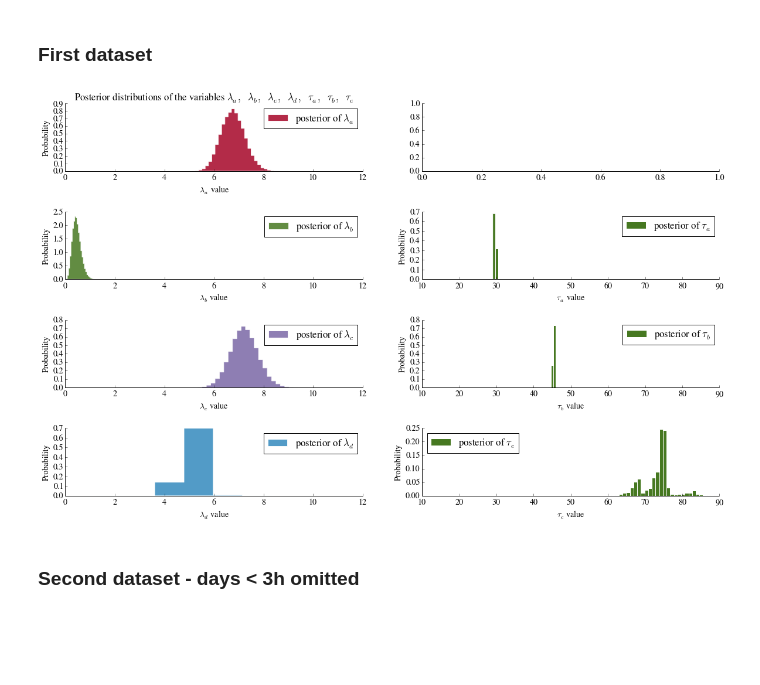
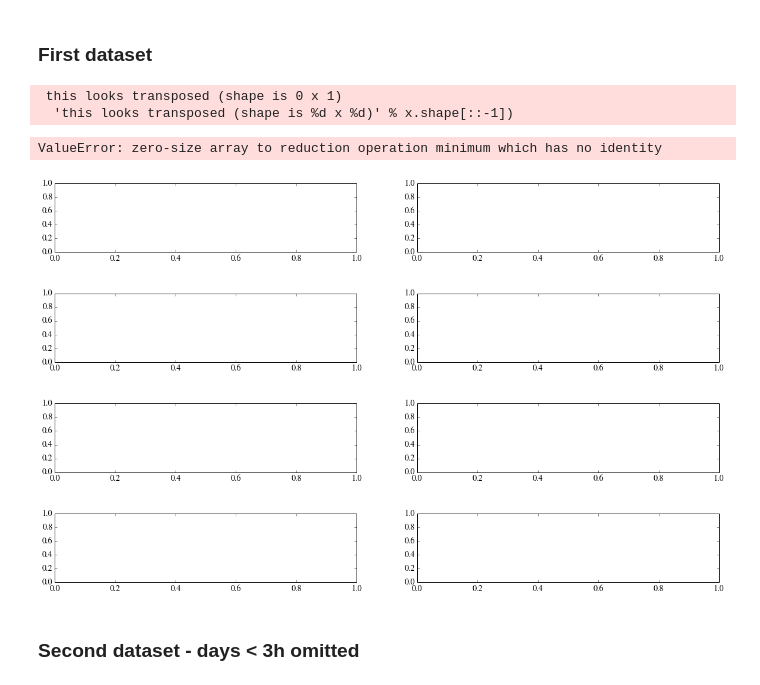
Before and after one commit to crevoisiersabine/DataScience, a Jupyter notebook: Bayesian Course Analysis.ipynb, the cells around one changed output. Cells and saved outputs as stored; diff of their text form; code cells hidden in the pictures; blank space fills up the shorter version.

```diff
--- a/Bayesian Course Analysis.ipynb
+++ b/Bayesian Course Analysis.ipynb
@@ -269,6 +269,8 @@ axes[3][0].legend(loc="upper right")
 axes[3][0].set_xlabel("$\lambda_d$ value")
 axes[3][0].set_ylabel("Probability density")
 axes[3][0].set_xlim(0,12)
+
+axes[1][0].remove()
 
 w = 1.0 / tau_a_samples.shape[0] * np.ones_like(tau_a_samples)
 axes[1][1].hist(tau_a_samples, bins=len(np.unique(tau_a_samples)), alpha=1,
@@ -280,34 +282,37 @@ axes[1][1].legend(loc="upper right")
 axes[1][1].set_xlim(10,90)
 
 w = 1.0 / tau_b_samples.shape[0] * np.ones_like(tau_b_samples)
 axes[2][1].hist(tau_b_samples, bins=len(np.unique(tau_b_samples)), alpha=1,
          label=r"posterior of $\tau_b$",
          color="#467821", weights=w, rwidth=2.)
 axes[2][1].set_xlabel(r"$\tau_b$ value")
 axes[2][1].set_ylabel("Probability")
 axes[2][1].legend(loc="upper right")
 axes[2][1].set_xlim(10,90)
 
 w = 1.0 / tau_c_samples.shape[0] * np.ones_like(tau_c_samples)
 axes[3][1].hist(tau_c_samples, bins=len(np.unique(tau_c_samples)), alpha=1,
          label=r"posterior of $\tau_c$",
          color="#467821", weights=w, rwidth=2.)
 axes[3][1].set_xlabel(r"$\tau_c$ value")
 axes[3][1].set_ylabel("Probability density")
 axes[3][1].legend(loc="upper left")
 axes[3][1].set_xlim(10,90)
 
 remove_border(axes[0][0])
 remove_border(axes[1][0])
 remove_border(axes[2][0])
 remove_border(axes[3][0])
 remove_border(axes[0][1])
 remove_border(axes[1][1])
 remove_border(axes[2][1])
 remove_border(axes[3][1])
 print
 # %% [output]
+ this looks transposed (shape is 0 x 1)
+  'this looks transposed (shape is %d x %d)' % x.shape[::-1])
+ValueError: zero-size array to reduction operation minimum which has no identity
-[figure, old version]
+[figure, new version]
 # %% [markdown]
 ### Second dataset - days < 3h omitted
 # %%
```
Also changed, not shown: parts of 4 cells of this notebook, 1 other file.
